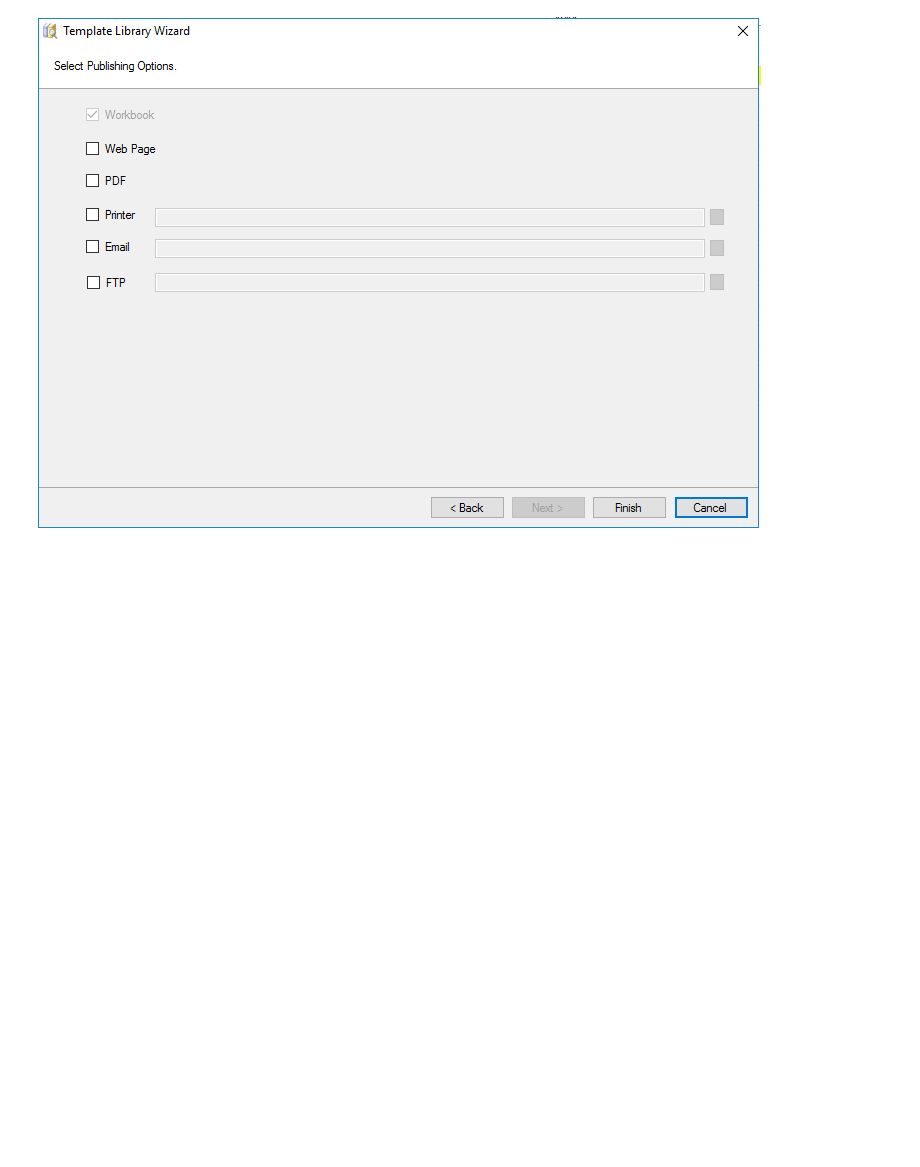
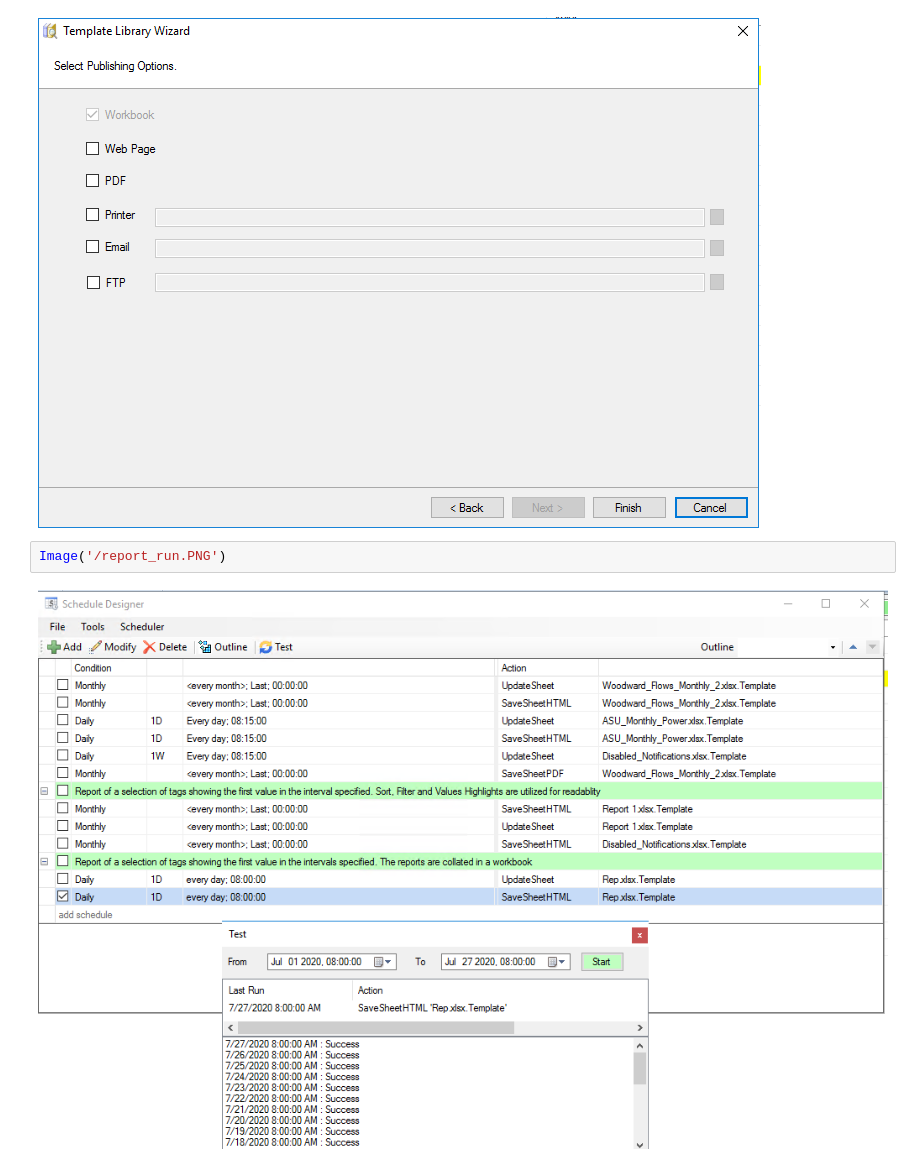
Before and after one commit to GabeMaldonado/JupyterNotebooks, a Jupyter notebook: XLRep.ipynb, the cells around one changed output. Cells and saved outputs as stored; diff of their text form; blank space fills up the shorter version.

```diff
--- a/XLRep.ipynb
+++ b/XLRep.ipynb
@@ -45,3 +45,7 @@ Image('/ge_interval.PNG')
 Image('/ge_format.PNG')
 # %% [output]
 [figure]
+# %%
+Image('/report_run.PNG')
+# %% [output]
+[figure, added]
```
